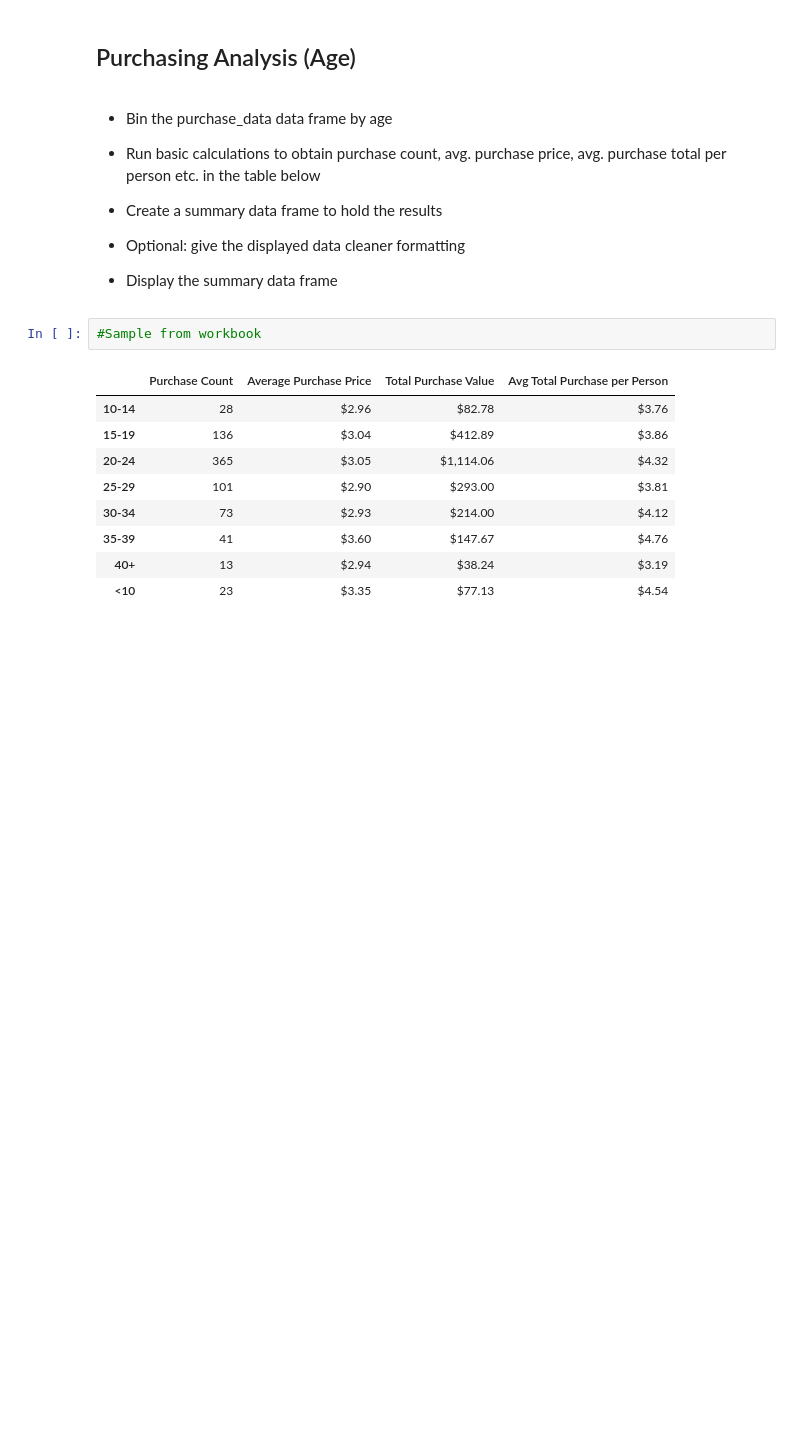
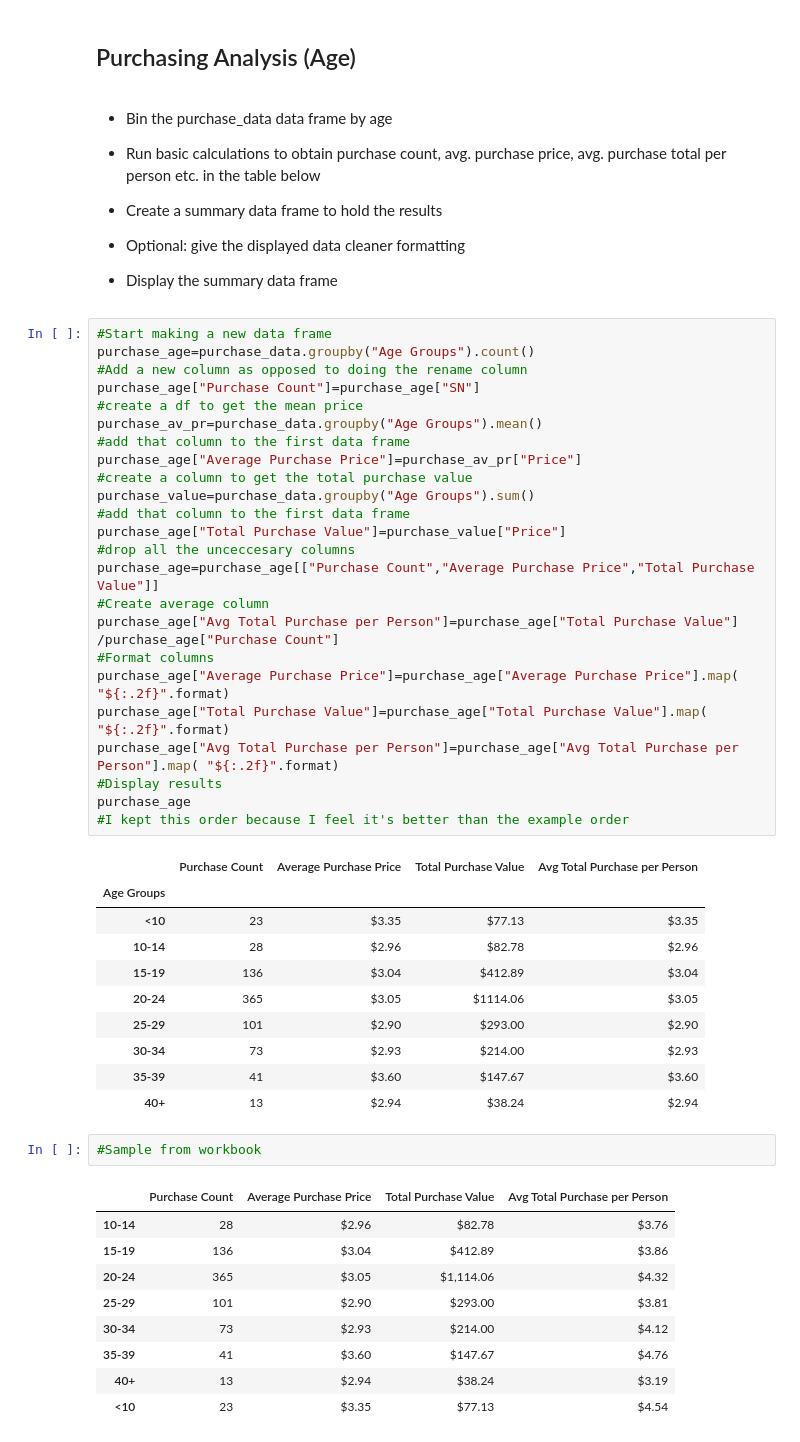
Before and after one commit to rschroer/allhomeworks, a Jupyter notebook: HeroesOfPymoli/RPS_HeroesOfPymoli.ipynb, the cells around one changed output. Cells and saved outputs as stored; diff of their text form; blank space fills up the shorter version.

Commit message:
Added purchase summary by age

```diff
--- a/HeroesOfPymoli/RPS_HeroesOfPymoli.ipynb
+++ b/HeroesOfPymoli/RPS_HeroesOfPymoli.ipynb
@@ -263,6 +263,41 @@ demo_display
 
 
 * Display the summary data frame
+# %%
+#Start making a new data frame
+purchase_age=purchase_data.groupby("Age Groups").count()
+#Add a new column as opposed to doing the rename column
+purchase_age["Purchase Count"]=purchase_age["SN"]
+#create a df to get the mean price
+purchase_av_pr=purchase_data.groupby("Age Groups").mean()
+#add that column to the first data frame
+purchase_age["Average Purchase Price"]=purchase_av_pr["Price"]
+#create a column to get the total purchase value
+purchase_value=purchase_data.groupby("Age Groups").sum()
+#add that column to the first data frame
+purchase_age["Total Purchase Value"]=purchase_value["Price"]
+#drop all the unceccesary columns
+purchase_age=purchase_age[["Purchase Count","Average Purchase Price","Total Purchase Value"]]
+#Create average column
+purchase_age["Avg Total Purchase per Person"]=purchase_age["Total Purchase Value"] /purchase_age["Purchase Count"]
+#Format columns
+purchase_age["Average Purchase Price"]=purchase_age["Average Purchase Price"].map( "${:.2f}".format)
+purchase_age["Total Purchase Value"]=purchase_age["Total Purchase Value"].map( "${:.2f}".format)
+purchase_age["Avg Total Purchase per Person"]=purchase_age["Avg Total Purchase per Person"].map( "${:.2f}".format)
+#Display results
+purchase_age
+#I kept this order because I feel it's better than the example order
+# %% [output]
+|  | Purchase Count | Average Purchase Price | Total Purchase Value | Avg Total Purchase per Person |
+| Age Groups |  |  |  |  |
+| <10 | 23 | $3.35 | $77.13 | $3.35 |
+| 10-14 | 28 | $2.96 | $82.78 | $2.96 |
+| 15-19 | 136 | $3.04 | $412.89 | $3.04 |
+| 20-24 | 365 | $3.05 | $1114.06 | $3.05 |
+| 25-29 | 101 | $2.90 | $293.00 | $2.90 |
+| 30-34 | 73 | $2.93 | $214.00 | $2.93 |
+| 35-39 | 41 | $3.60 | $147.67 | $3.60 |
+| 40+ | 13 | $2.94 | $38.24 | $2.94 |
 # %%
 #Sample from workbook
 # %% [output]
```
